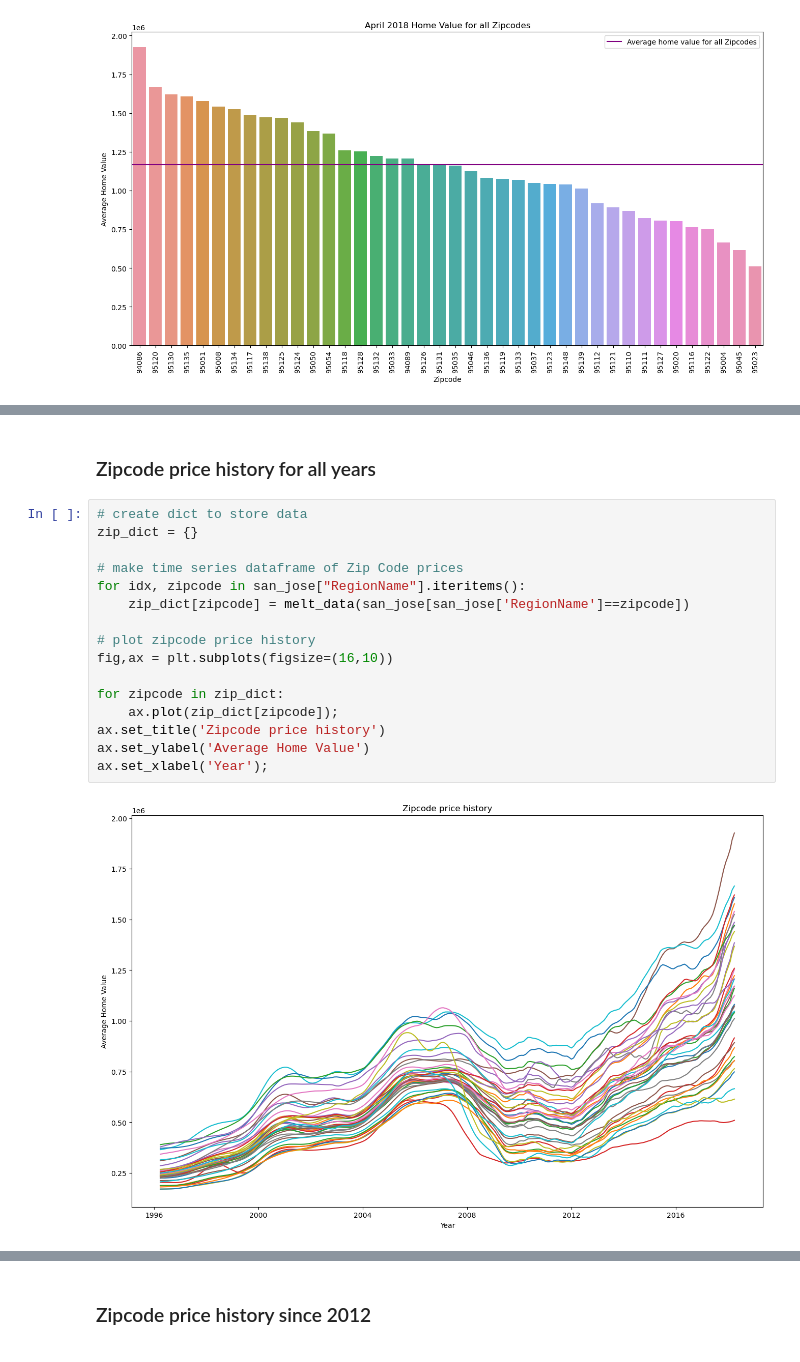
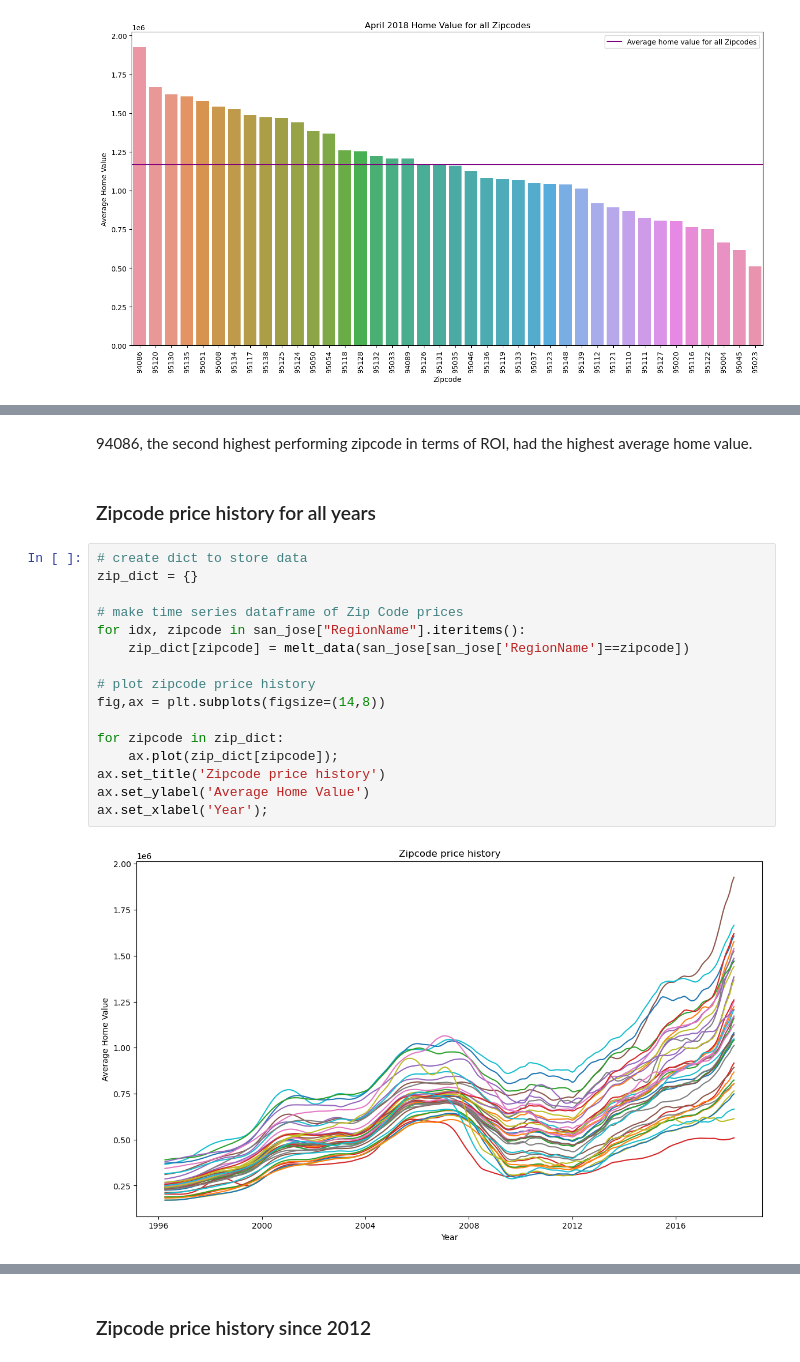
Before and after one commit to lalynjay/Time_series_analysis, a Jupyter notebook: Time_series_analysis.ipynb, the cells around one changed output, grey strips where cells are left out. Saved outputs shown, nothing was run; the diff lists cells and outputs as text.

```diff
--- a/Time_series_analysis.ipynb
+++ b/Time_series_analysis.ipynb
@@ -307,20 +312,22 @@ def melt_data(df):
+# %% [markdown]
+94086, the second highest performing zipcode in terms of ROI, had the highest average home value.
 # %% [markdown]
 ### Zipcode price history for all years
 # %%
 # create dict to store data
 zip_dict = {}
 
 # make time series dataframe of Zip Code prices
 for idx, zipcode in san_jose["RegionName"].iteritems():
     zip_dict[zipcode] = melt_data(san_jose[san_jose['RegionName']==zipcode])
 
 # plot zipcode price history
-fig,ax = plt.subplots(figsize=(16,10))
+fig,ax = plt.subplots(figsize=(14,8))
 
 for zipcode in zip_dict:
     ax.plot(zip_dict[zipcode]);
 ax.set_title('Zipcode price history')
 ax.set_ylabel('Average Home Value')
 ax.set_xlabel('Year');
 # %% [output]
-[figure, old version]
+[figure, new version]
```
Also changed, not shown: parts of 64 cells of this notebook.
